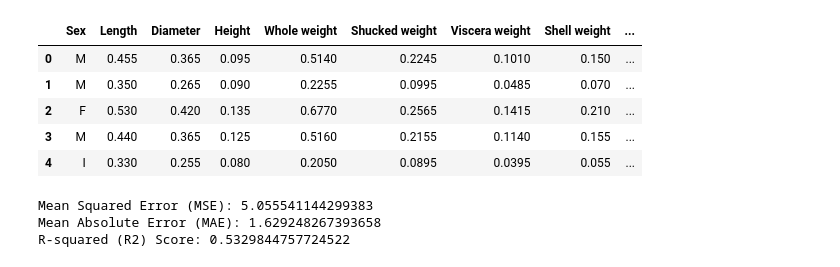
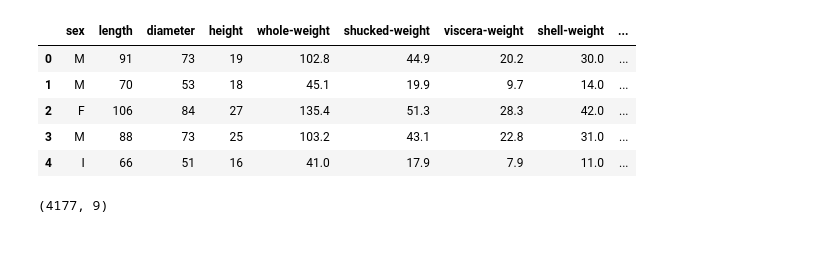
Before and after one commit to Darshini-A/Data-Science-2, a Jupyter notebook: Prac_1_DSII_.ipynb, the cells around one changed output. Drawn from its saved outputs; the diff is of its cells as text; code cells hidden in the pictures.

```diff
--- a/Prac_1_DSII_.ipynb
+++ b/Prac_1_DSII_.ipynb
@@ -5,45 +5,26 @@
 # Regression models
 # %%
 import pandas as pd
-import numpy as np
 from sklearn.model_selection import train_test_split
 from sklearn.linear_model import LinearRegression
-from sklearn.metrics import mean_squared_error, mean_absolute_error, r2_score
+from sklearn.metrics import mean_squared_error
+import matplotlib.pyplot as plt
+import seaborn as sns
+from sklearn.preprocessing import StandardScaler
+from sklearn import metrics
+import warnings
+warnings.filterwarnings('ignore')
 
-# Load your dataset, replace 'abalone_data.csv' with your dataset's file path.
-data = pd.read_csv('/content/abalone Practical  - 1.csv')
-data.head()
+df = pd.read_csv('/content/abalone_original.csv')
+df.head()
 # %% [output]
-|  | Sex | Length | Diameter | Height | Whole weight | Shucked weight | Viscera weight | Shell weight | ... |
-| 0 | M | 0.455 | 0.365 | 0.095 | 0.5140 | 0.2245 | 0.1010 | 0.150 | ... |
-| 1 | M | 0.350 | 0.265 | 0.090 | 0.2255 | 0.0995 | 0.0485 | 0.070 | ... |
-| 2 | F | 0.530 | 0.420 | 0.135 | 0.6770 | 0.2565 | 0.1415 | 0.210 | ... |
-| 3 | M | 0.440 | 0.365 | 0.125 | 0.5160 | 0.2155 | 0.1140 | 0.155 | ... |
-| 4 | I | 0.330 | 0.255 | 0.080 | 0.2050 | 0.0895 | 0.0395 | 0.055 | ... |
+|  | sex | length | diameter | height | whole-weight | shucked-weight | viscera-weight | shell-weight | ... |
+| 0 | M | 91 | 73 | 19 | 102.8 | 44.9 | 20.2 | 30.0 | ... |
+| 1 | M | 70 | 53 | 18 | 45.1 | 19.9 | 9.7 | 14.0 | ... |
+| 2 | F | 106 | 84 | 27 | 135.4 | 51.3 | 28.3 | 42.0 | ... |
+| 3 | M | 88 | 73 | 25 | 103.2 | 43.1 | 22.8 | 31.0 | ... |
+| 4 | I | 66 | 51 | 16 | 41.0 | 17.9 | 7.9 | 11.0 | ... |
-# %%
-# Split the data into features (X) and target variable (y).
-X = data[['Length', 'Diameter', 'Height', 'Whole weight', 'Shucked weight', 'Viscera weight', 'Shell weight']]
-y = data['Rings']
-
-# Split the data into training and testing sets (80% train, 20% test).
-X_train, X_test, y_train, y_test = train_test_split(X, y, test_size=0.2, random_state=42)
-
-# Initialize and train a linear regression model.
-model = LinearRegression()
-model.fit(X_train, y_train)
-
-# Make predictions on the test set.
-y_pred = model.predict(X_test)
-
-# Evaluate the model's performance.
-mse = mean_squared_error(y_test, y_pred)
-mae = mean_absolute_error(y_test, y_pred)
-r2 = r2_score(y_test, y_pred)
-
-print(f"Mean Squared Error (MSE): {mse}")
-print(f"Mean Absolute Error (MAE): {mae}")
-print(f"R-squared (R2) Score: {r2}")
-# %% [output]
-Mean Squared Error (MSE): 5.055541144299383
-Mean Absolute Error (MAE): 1.629248267393658
-R-squared (R2) Score: 0.5329844757724522
+# %%
+df.shape
+# %% [output]
+(4177, 9)
```
Also changed, not shown: parts of 10 cells of this notebook.
